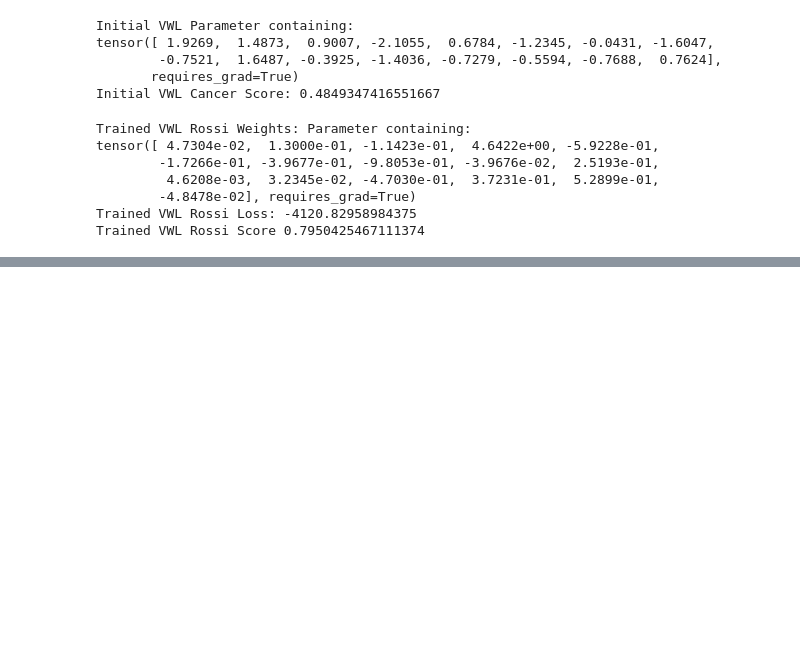
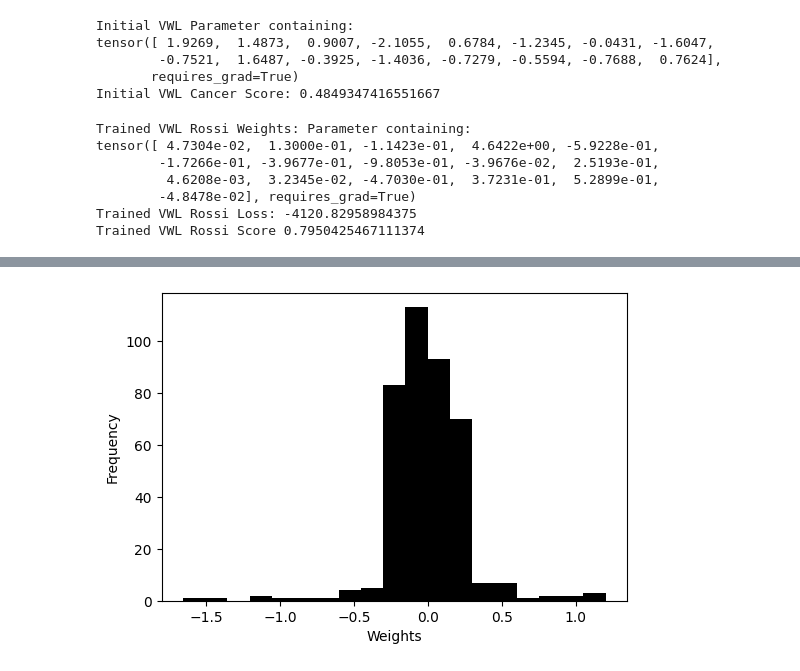
Before and after one commit to Kcole3/datasci_223, a Jupyter notebook: exercises/final_project.ipynb, the cells around one changed output, grey strips where cells are left out. Cells and saved outputs as stored; diff of their text form; code cells hidden in the pictures; blank space fills up the shorter version.

```diff
--- a/exercises/final_project.ipynb
+++ b/exercises/final_project.ipynb
@@ -1696,0 +1877,5 @@ Trained VWL Rossi Score 0.7950425467111374
+# %%
+# Use a histogram with n_bins = size of data square root
+cancer_snn_best[0].return_weights()
+# %% [output]
+[figure, added]
```
Also changed, not shown: parts of 25 cells of this notebook.
